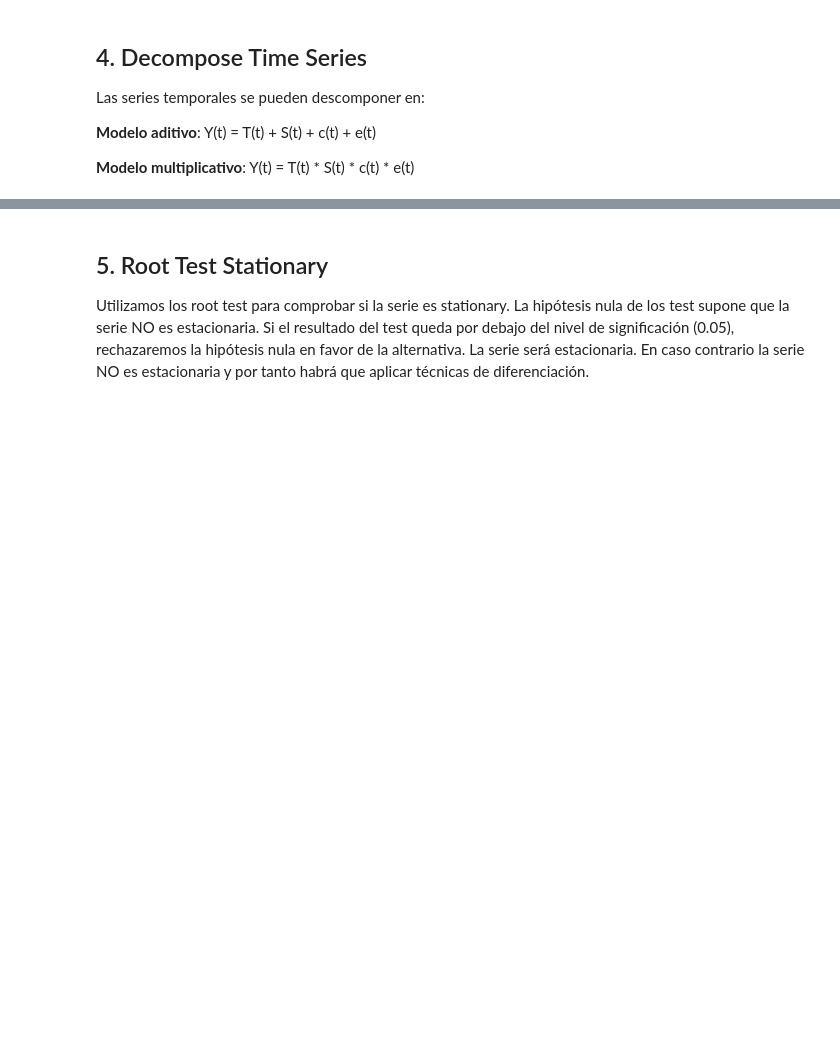
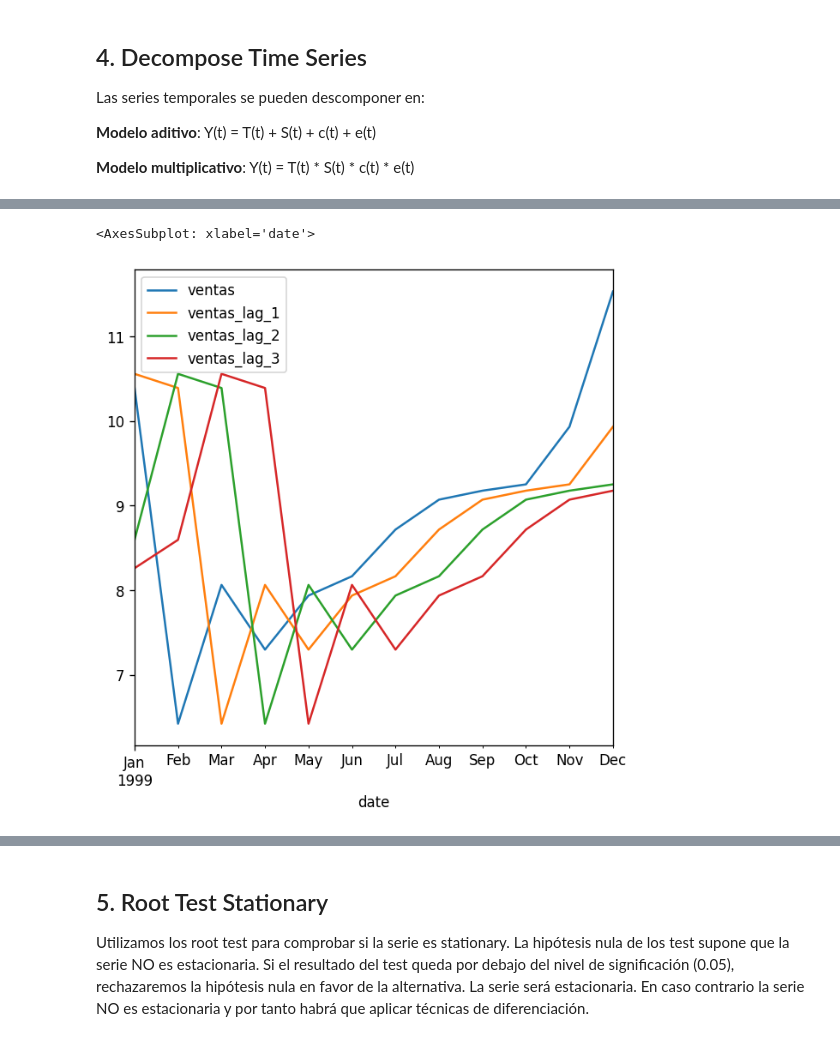
Before and after one commit to isotomor/DSPT_TBS_SVL_0922, a Jupyter notebook: 3-Machine_Learning/2-Time_Series/1 - Time Series Analysis.ipynb, the cells around one changed output, grey strips where cells are left out. Cells and saved outputs as stored; diff of their text form; code cells hidden in the pictures; blank space fills up the shorter version.

```diff
--- a/3-Machine_Learning/2-Time_Series/1 - Time Series Analysis.ipynb
+++ b/3-Machine_Learning/2-Time_Series/1 - Time Series Analysis.ipynb
@@ -162,0 +263,2 @@ df_reconstructed.tail()
+# %%
+df = df.rename({'value':'ventas'},axis=1)
@@ -162,0 +275,4 @@ df_reconstructed.tail()
+# %%
+df['ventas_lag_1'] = df.ventas.shift(1)
+df['ventas_lag_2'] = df.ventas.shift(2)
+df['ventas_lag_3'] = df.ventas.shift(3)
@@ -162,0 +302,5 @@ df_reconstructed.tail()
+# %%
+df.loc['1999-01-01':'1999-12-01'].plot()
+# %% [output]
+<AxesSubplot: xlabel='date'>
+[figure, added]
```
Also changed, not shown: parts of 42 cells of this notebook.
